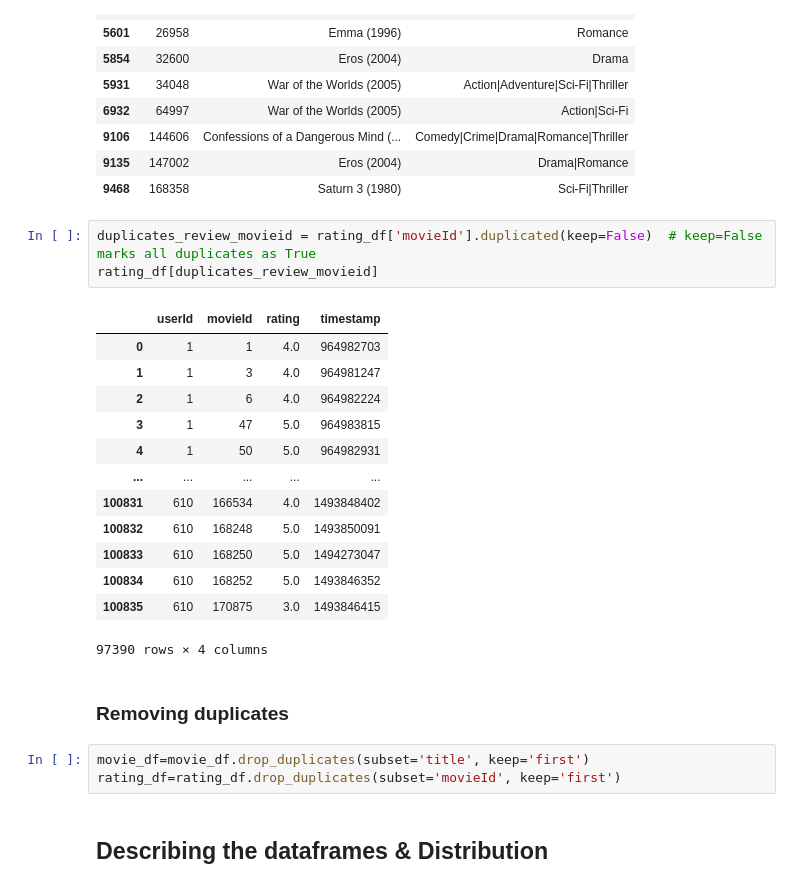
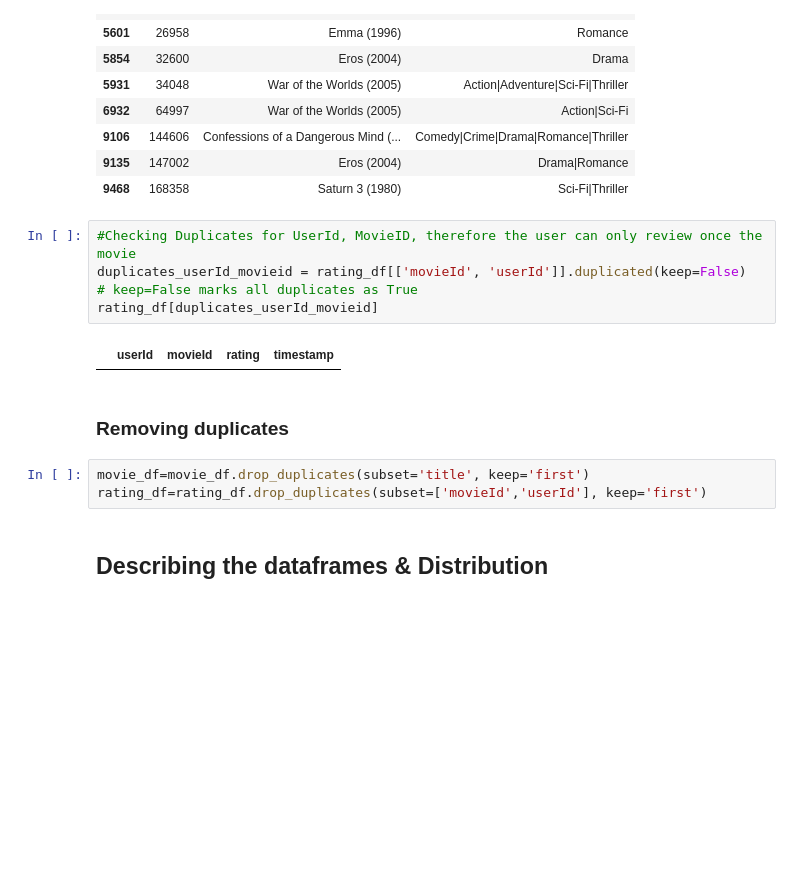
Before and after one commit to jimy-salem-52/RecSys, a Jupyter notebook: movielens-eda.ipynb, the cells around one changed output. Saved outputs shown, nothing was run; the diff lists cells and outputs as text; blank space fills up the shorter version.

```diff
--- a/movielens-eda.ipynb
+++ b/movielens-eda.ipynb
@@ -75,27 +75,16 @@ movie_df[duplicates_movie_title]
 | 9135 | 147002 | Eros (2004) | Drama|Romance |
 | 9468 | 168358 | Saturn 3 (1980) | Sci-Fi|Thriller |
 # %%
-duplicates_review_movieid = rating_df['movieId'].duplicated(keep=False)  # keep=False marks all duplicates as True
-rating_df[duplicates_review_movieid]
+#Checking Duplicates for UserId, MovieID, therefore the user can only review once the movie
+duplicates_userId_movieid = rating_df[['movieId', 'userId']].duplicated(keep=False)  # keep=False marks all duplicates as True
+rating_df[duplicates_userId_movieid]
 # %% [output]
 |  | userId | movieId | rating | timestamp |
-| 0 | 1 | 1 | 4.0 | 964982703 |
-| 1 | 1 | 3 | 4.0 | 964981247 |
-| 2 | 1 | 6 | 4.0 | 964982224 |
-| 3 | 1 | 47 | 5.0 | 964983815 |
-| 4 | 1 | 50 | 5.0 | 964982931 |
-| ... | ... | ... | ... | ... |
-| 100831 | 610 | 166534 | 4.0 | 1493848402 |
-| 100832 | 610 | 168248 | 5.0 | 1493850091 |
-| 100833 | 610 | 168250 | 5.0 | 1494273047 |
-| 100834 | 610 | 168252 | 5.0 | 1493846352 |
-| 100835 | 610 | 170875 | 3.0 | 1493846415 |
-97390 rows × 4 columns
 # %% [markdown]
 ### Removing duplicates
 # %%
 movie_df=movie_df.drop_duplicates(subset='title', keep='first')
-rating_df=rating_df.drop_duplicates(subset='movieId', keep='first')
+rating_df=rating_df.drop_duplicates(subset=['movieId','userId'], keep='first')
 # %% [markdown]
 ## Describing the dataframes & Distribution
 # %%
```
Also changed, not shown: parts of 13 cells of this notebook.
